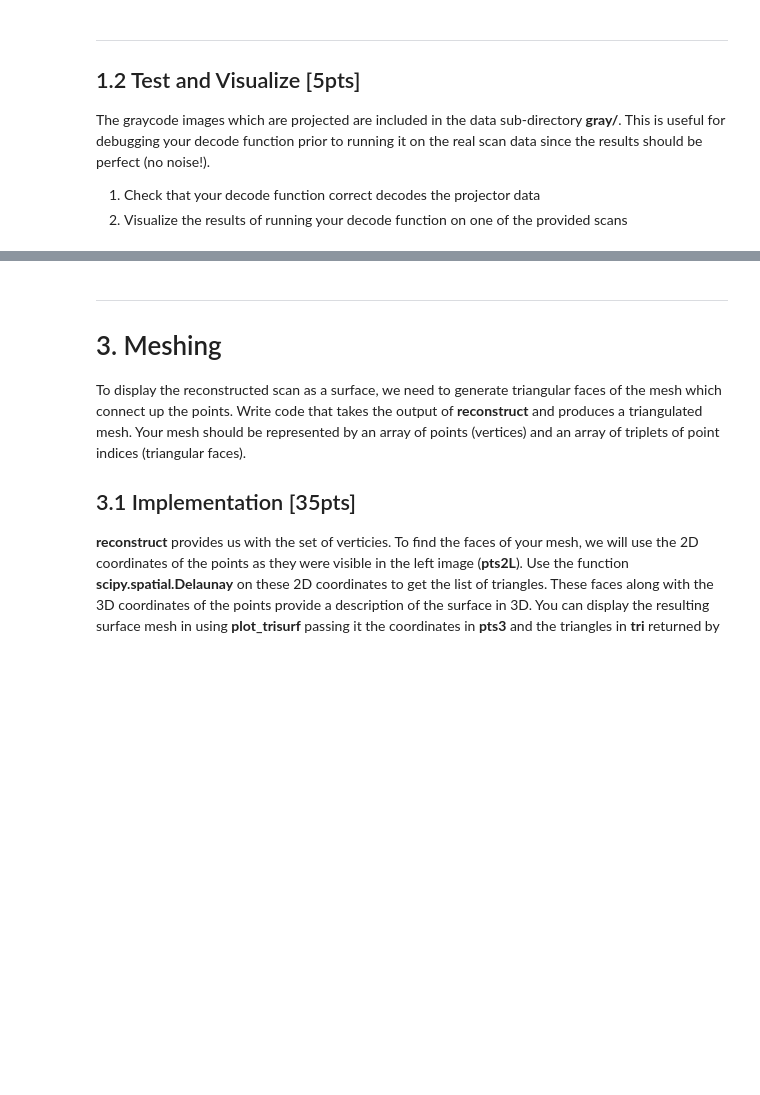
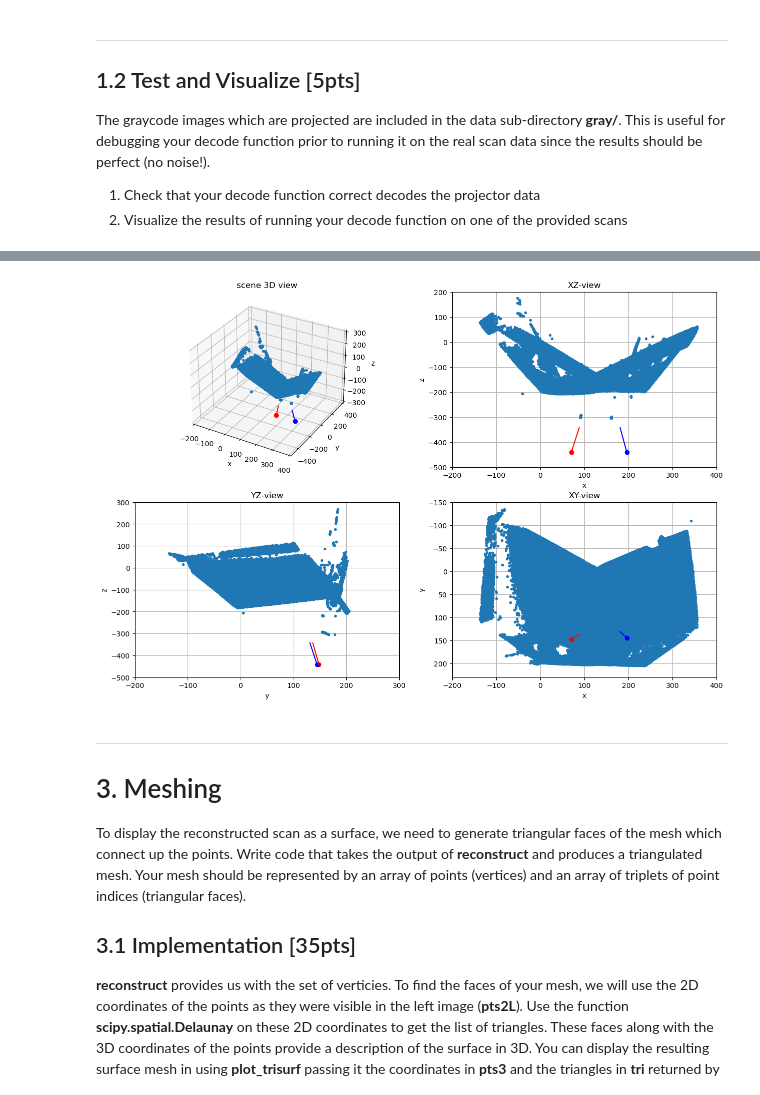
Before and after one commit to trantripaul/Computer_Vision, a Jupyter notebook: Assignment4/assignment4.ipynb, the cells around one changed output, grey strips where cells are left out. Drawn from its saved outputs; the diff is of its cells as text; code cells hidden in the pictures; blank space fills up the shorter version.

Commit message:
HW4 almsot done

```diff
--- a/Assignment4/assignment4.ipynb
+++ b/Assignment4/assignment4.ipynb
@@ -226,20 +226,31 @@ def reconstruct(imprefixL,imprefixR,threshold,camL,camR):
     """
 
     # Decode the H and V coordinates for the two views
-    ...
+    Hleft,HmaskL = decode(imprefixL,0,threshold)
+    Vleft,VmaskL = decode(imprefixL,20,threshold)
+    Hright,HmaskR = decode(imprefixR,0,threshold)
+    Vright,VmaskR = decode(imprefixR,20,threshold)
 
     # Construct the combined 20 bit code C = H + 1024*V and mask for each view
-    ...
+    Lmask = HmaskL * VmaskL
+    Rmask = HmaskR * VmaskR
+    Cleft = (Hleft + 1024*Vleft) * Lmask
+    Cright = (Hright + 1024*Vright) * Rmask
 
     # Find the indices of pixels in the left and right code image that
     # have matching codes. If there are multiple matches, just
     # choose one arbitrarily.
-    ...
+    matchL = np.intersect1d(Cleft,Cright,return_indices=True)[1]
+    matchR = np.intersect1d(Cleft,Cright,return_indices=True)[2]
 
     # Let CL and CR be the flattened arrays of codes for the left and right view
     # Suppose you have computed arrays of indices matchL and matchR so that
     # CL[matchL[i]] == CR[matchR[i]] for all i.  The code below gives one approach
     # to generating the corresponding pixel coordinates for the matched pixels.
+
+    # First generate the 2D pixel coordinates for all pixels in the left and right image
+
+    h, w = Hleft.shape
 
     xx,yy = np.meshgrid(range(w),range(h))
     xx = np.reshape(xx,(-1,1))
@@ -248,7 +259,7 @@ def reconstruct(imprefixL,imprefixR,threshold,camL,camR):
     pts2L = np.concatenate((xx[matchL].T,yy[matchL].T),axis=0)
 
     # Now triangulate the points
-    ...
+    pts3 = triangulate(pts2L,camL,pts2R,camR)
 
 
     return pts2L,pts2R,pts3
@@ -287,0 +276,80 @@ pts2L,pts2R,pts3 = reconstruct(imprefixC0,imprefixC1,threshold,camC0,camC1)
+# %%
+#
+# Reconstruct and visualize the results
+#
+imprefixC0 = "scan0/frame_C0_"
+imprefixC1 = "scan0/frame_C1_"
+threshold = 0.02
+
+fid = open('scan0/scan0_calibration.pickle','rb')
+(camC0,camC1) = pickle.load(fid)
+fid.close
+
+camL = camC0
+camR = camC1
+
+print(camL)
+print(camR)
+
+pts2L,pts2R,pts3 = reconstruct(imprefixC0,imprefixC1,threshold,camC0,camC1)
+
+# Add your visualization code here.  As we have done previously it is good to visualize different
+# 2D projections XY, XZ, YZ and well as a 3D version
+
+# generate coordinates of a line segment running from the center of the camera to 3 units in front of the camera
+lookL = np.hstack((camL.t,camL.t+camL.R @ np.array([[0,0,100]]).T))
+lookR = np.hstack((camR.t,camR.t+camR.R @ np.array([[0,0,100]]).T))
+
+# 3D plot showing cameras and points
+fig = plt.figure(figsize=(15,10))
+ax = fig.add_subplot(2,2,1,projection='3d')
+ax.plot(pts3[0,:],pts3[1,:],pts3[2,:],'.')
+ax.plot(camR.t[0],camR.t[1],camR.t[2],'ro')
+ax.plot(camL.t[0],camL.t[1],camL.t[2],'bo')
+ax.plot(lookL[0,:],lookL[1,:],lookL[2,:],'b')
+ax.plot(lookR[0,:],lookR[1,:],lookR[2,:],'r')
+ax.set_xlim3d([-200,400])
+ax.set_ylim3d([-500,400])
+ax.set_zlim3d([-300,300])
+visutils.label_axes(ax)
+plt.title('scene 3D view')
+
+# 2D view of the XZ axis
+ax = fig.add_subplot(2,2,2)
+ax.plot(pts3[0,:],pts3[2,:],'.')
+ax.plot(camR.t[0],camR.t[2],'ro')
+ax.plot(camL.t[0],camL.t[2],'bo')
+ax.plot(lookL[0,:],lookL[2,:],'b')
+ax.plot(lookR[0,:],lookR[2,:],'r')
+plt.axis([-200, 400, -500, 200])
+plt.title('XZ-view')
+plt.grid()
+plt.xlabel('x')
+plt.ylabel('z')
+
+# 2D view of the YZ axis
+ax = fig.add_subplot(2,2,3)
+ax.plot(pts3[1,:],pts3[2,:],'.')
+ax.plot(camR.t[1],camR.t[2],'ro')
+ax.plot(camL.t[1],camL.t[2],'bo')
+ax.plot(lookL[1,:],lookL[2,:],'b')
+ax.plot(lookR[1,:],lookR[2,:],'r')
+plt.axis([-200, 300, -500, 300])
+plt.title('YZ-view')
+plt.grid()
+plt.xlabel('y')
+plt.ylabel('z')
+
+# 2D view of the XY axis
+ax = fig.add_subplot(2,2,4)
+ax.plot(pts3[0,:],pts3[1,:],'.')
+ax.plot(camR.t[0],camR.t[1],'ro')
+ax.plot(camL.t[0],camL.t[1],'bo')
+ax.plot(lookL[0,:],lookL[1,:],'b')
+ax.plot(lookR[0,:],lookR[1,:],'r')
+plt.axis([-200, 400, 230, -150])
+plt.title('XY-view')
+plt.grid()
+plt.xlabel('x')
+plt.ylabel('y')
+# %% [output]
@@ -288,3 +371,4 @@ pts2L,pts2R,pts3 = reconstruct(imprefixC0,imprefixC1,threshold,camC0,camC1)
+[figure, added]
 # %% [markdown]
 ***
 
```
Also changed, not shown: parts of 9 cells of this notebook.
